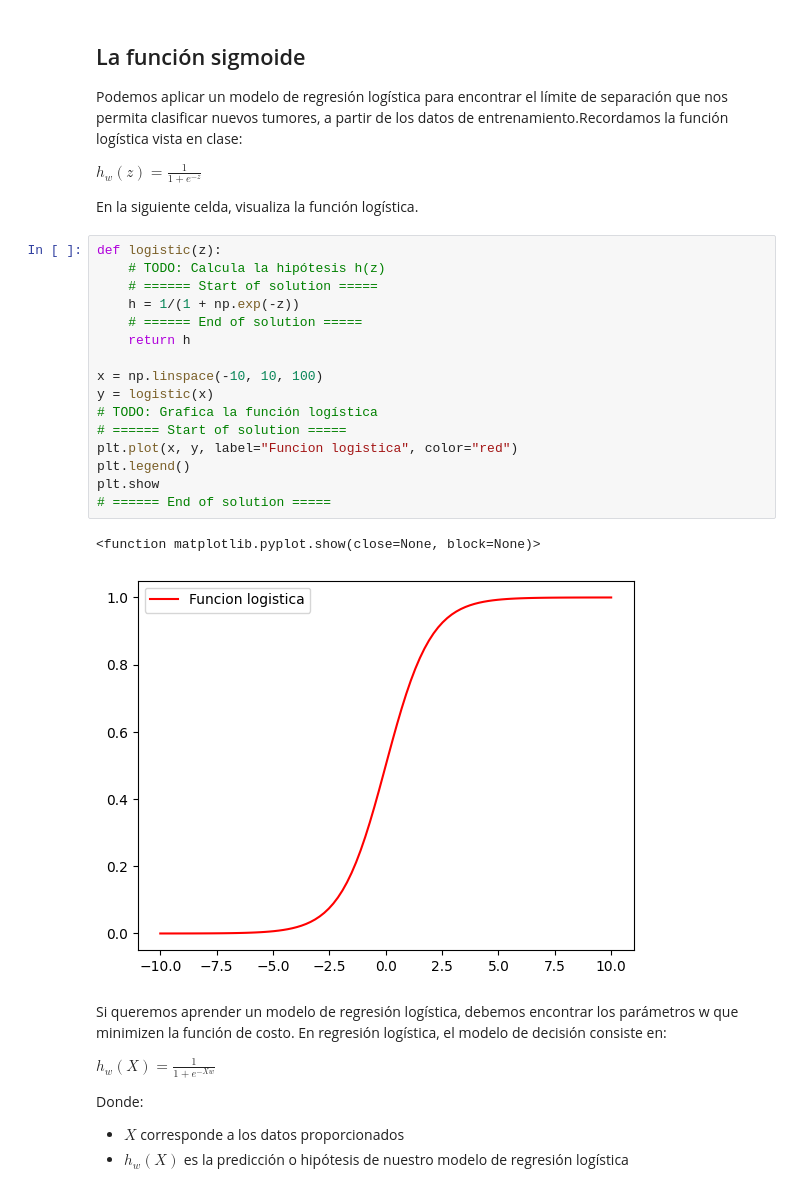
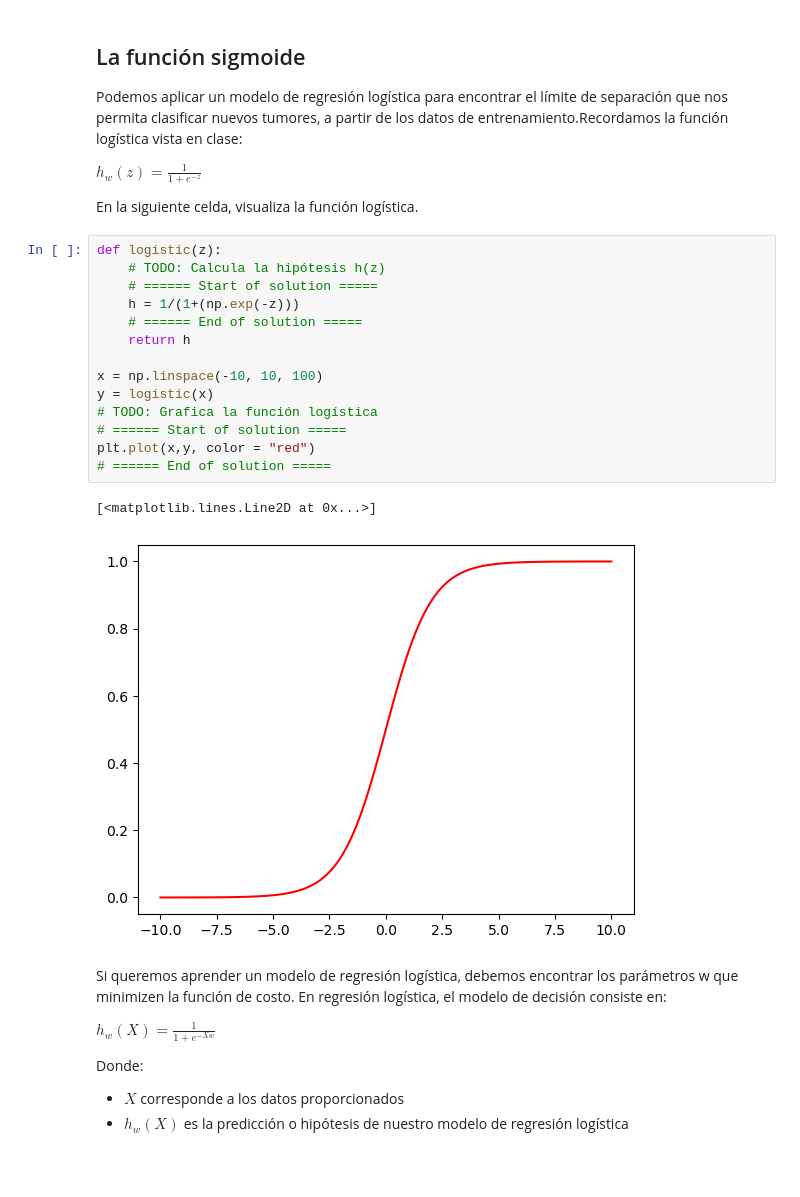
Before and after one commit to JessicaBorja/ML23, a Jupyter notebook: ml23/ejercicio_2_LogisticReg/logistic_regression.ipynb, the cells around one changed output. Drawn from its saved outputs; the diff is of its cells as text.

```diff
--- a/ml23/ejercicio_2_LogisticReg/logistic_regression.ipynb
+++ b/ml23/ejercicio_2_LogisticReg/logistic_regression.ipynb
@@ -125,22 +116,20 @@ En la siguiente celda, visualiza la función logística.
 # %%
 def logistic(z):
     # TODO: Calcula la hipótesis h(z)
     # ====== Start of solution =====
-    h = 1/(1 + np.exp(-z))
+    h = 1/(1+(np.exp(-z)))
     # ====== End of solution =====
     return h
 
 x = np.linspace(-10, 10, 100)
 y = logistic(x)
 # TODO: Grafica la función logística
 # ====== Start of solution =====
-plt.plot(x, y, label="Funcion logistica", color="red")
-plt.legend()
-plt.show
+plt.plot(x,y, color = "red")
 # ====== End of solution =====
 # %% [output]
-<function matplotlib.pyplot.show(close=None, block=None)>
+[<matplotlib.lines.Line2D at 0x...>]
-[figure, old version]
+[figure, new version]
 # %% [markdown]
 Si queremos aprender un modelo de regresión logística, debemos encontrar los parámetros w que minimizen la función de costo. En regresión logística, el modelo de decisión consiste en:
 
```
Also changed, not shown: parts of 6 cells of this notebook, 1 other file.
